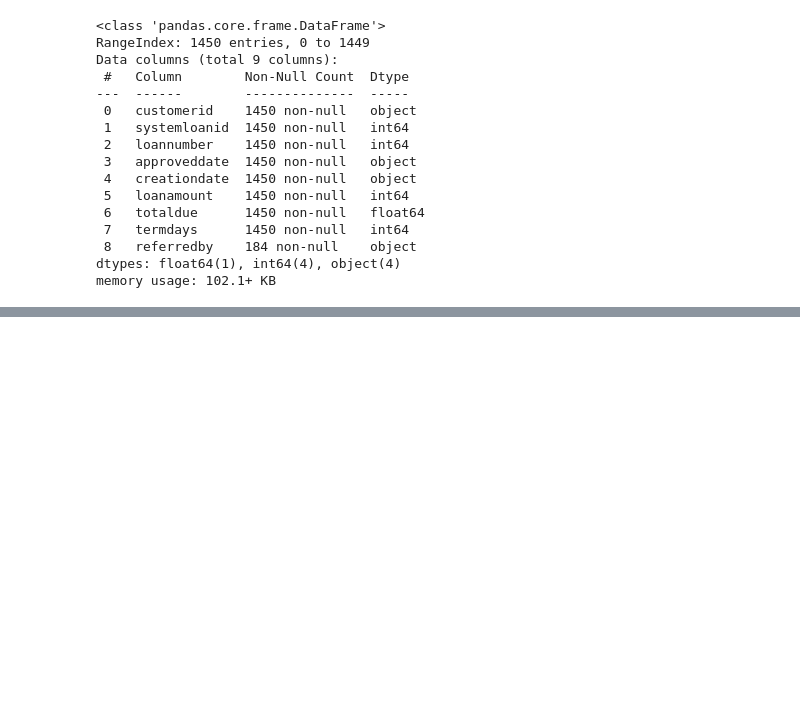
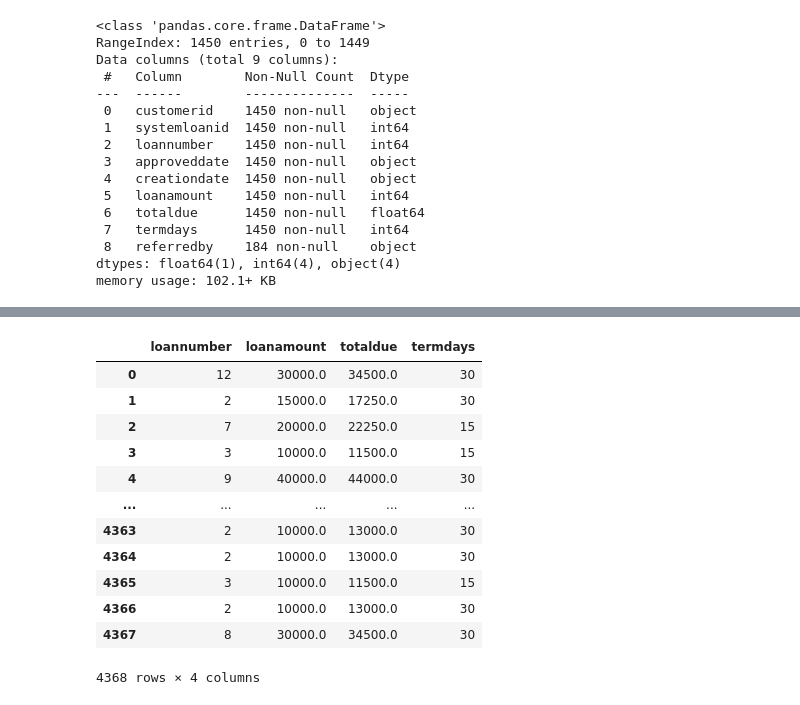
Before and after one commit to ajvilleg/teach-zindi-loan-default-prediction-challenge, a Jupyter notebook: loan_default_prediction.ipynb, the cells around one changed output, grey strips where cells are left out. Cells and saved outputs as stored; diff of their text form; code cells hidden in the pictures; blank space fills up the shorter version.

```diff
--- a/loan_default_prediction.ipynb
+++ b/loan_default_prediction.ipynb
@@ -112,3 +103,14 @@ Data columns (total 9 columns):
  8   referredby    184 non-null    object
 dtypes: float64(1), int64(4), object(4)
 memory usage: 102.1+ KB
+# %%
+
+# Drop columns that are not useful for prediction
+drop_columns = ['customerid', 'systemloanid', 'approveddate', 'creationdate', 'referredby']
+train_df = train_df.drop(columns=drop_columns)
+test_df = test_df.drop(columns=drop_columns)
+# %%
+
+# Encode the target variable
+label_encoder = LabelEncoder()
+train_df['good_bad_flag'] = label_encoder.fit_transform(train_df['good_bad_flag'])
@@ -114,0 +135,21 @@ memory usage: 102.1+ KB
+# %%
+
+# Separate features and target
+X = train_df.drop(columns=['good_bad_flag'])
+y = train_df['good_bad_flag']
+# %%
+X
+# %% [output]
+|  | loannumber | loanamount | totaldue | termdays |
+| 0 | 12 | 30000.0 | 34500.0 | 30 |
+| 1 | 2 | 15000.0 | 17250.0 | 30 |
+| 2 | 7 | 20000.0 | 22250.0 | 15 |
+| 3 | 3 | 10000.0 | 11500.0 | 15 |
+| 4 | 9 | 40000.0 | 44000.0 | 30 |
+| ... | ... | ... | ... | ... |
+| 4363 | 2 | 10000.0 | 13000.0 | 30 |
+| 4364 | 2 | 10000.0 | 13000.0 | 30 |
+| 4365 | 3 | 10000.0 | 11500.0 | 15 |
+| 4366 | 2 | 10000.0 | 13000.0 | 30 |
+| 4367 | 8 | 30000.0 | 34500.0 | 30 |
+4368 rows × 4 columns
```
Also changed, not shown: parts of 17 cells of this notebook.
